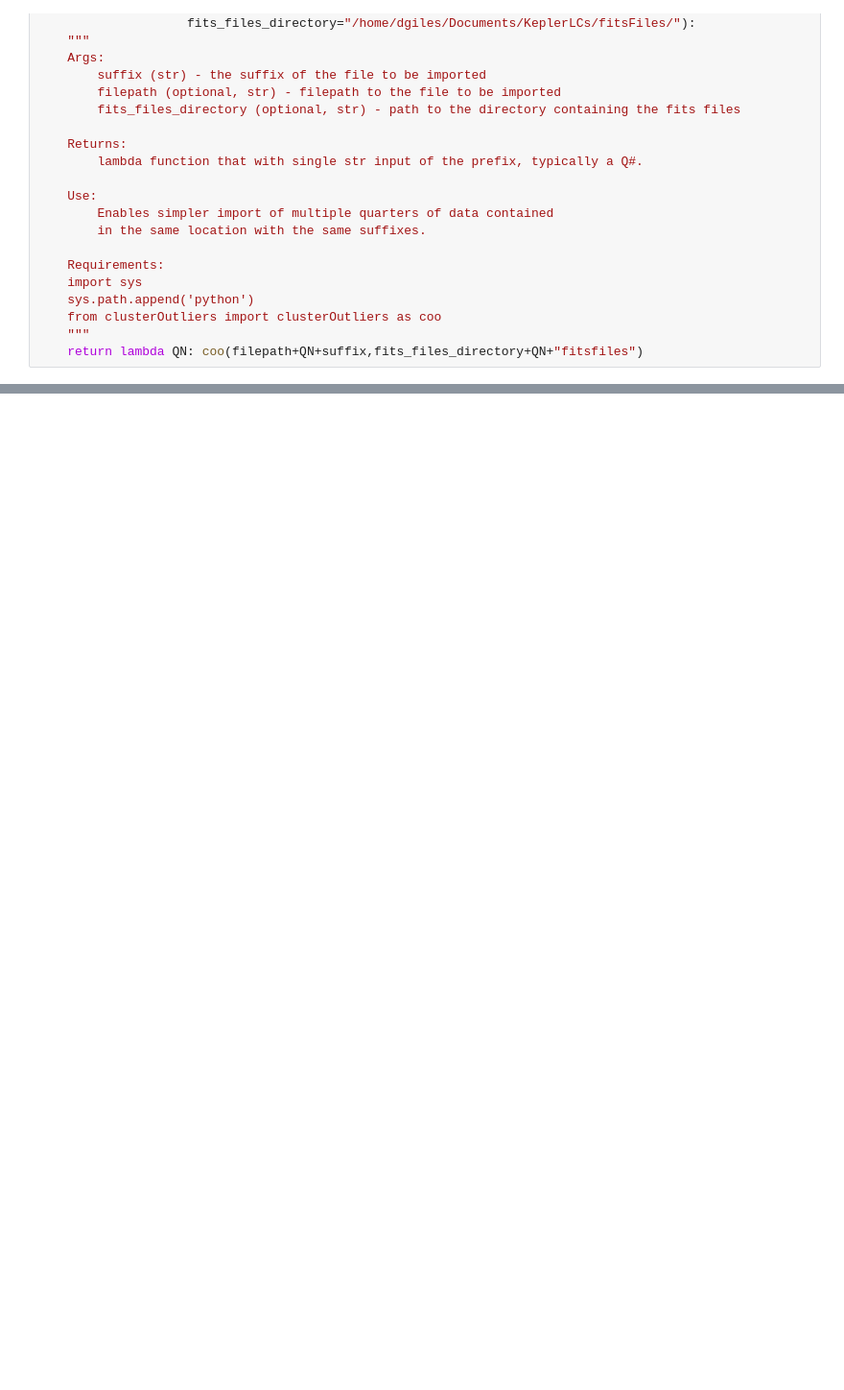
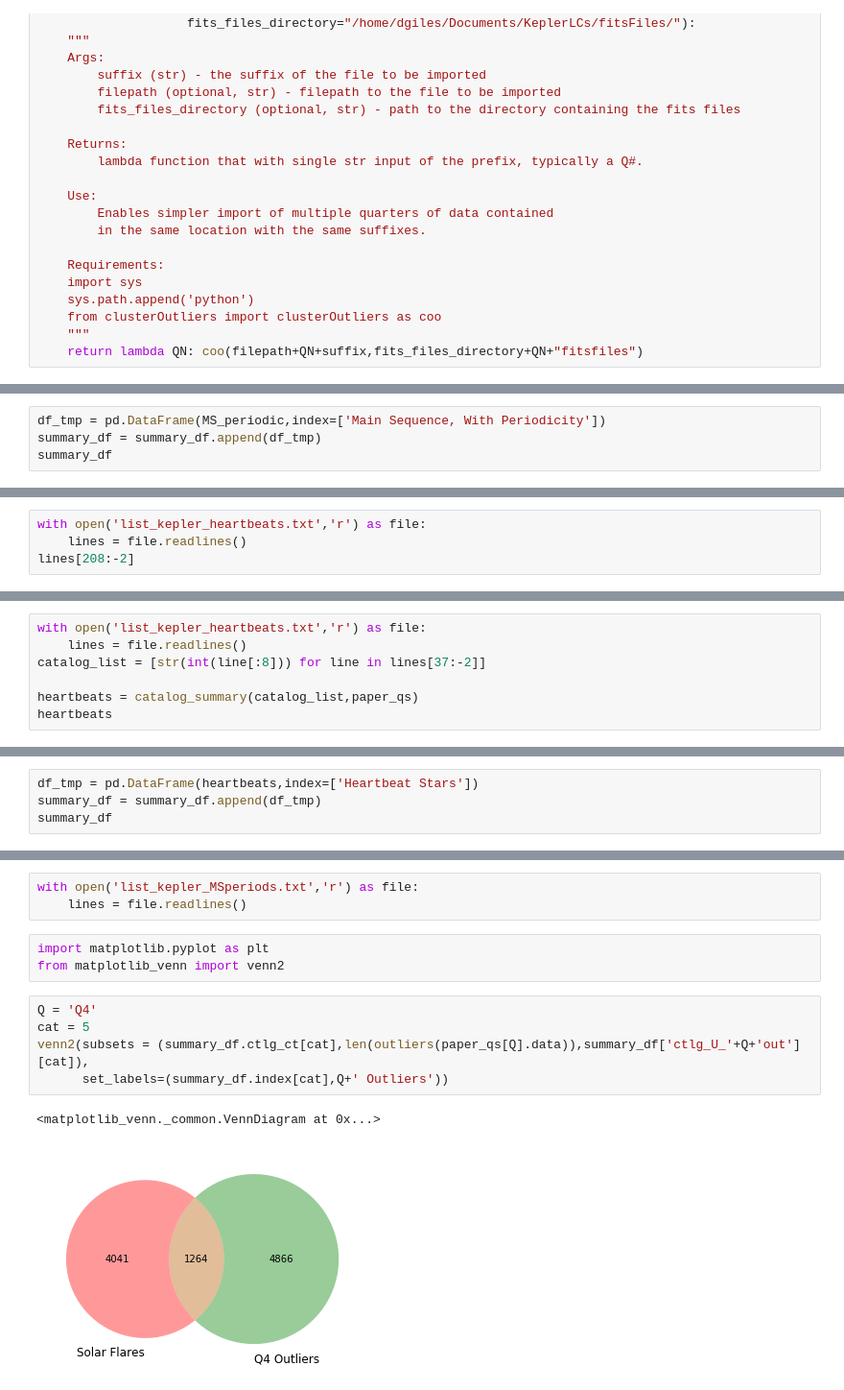
Before and after one commit to d-giles/lcfeatures, a Jupyter notebook: Catalog_Comparisons.ipynb, the cells around one changed output, grey strips where cells are left out. Shown at 96% size. Cells and saved outputs as stored; diff of their text form; blank space fills up the shorter version.

Commit message:
Catalog comparison work

```diff
--- a/Catalog_Comparisons.ipynb
+++ b/Catalog_Comparisons.ipynb
@@ -122,0 +361,4 @@ Index(['kplr001026957', 'kplr001161345', 'kplr001293379', 'kplr001429589',
+# %%
+df_tmp = pd.DataFrame(MS_periodic,index=['Main Sequence, With Periodicity'])
+summary_df = summary_df.append(df_tmp)
+summary_df
@@ -122,0 +386,4 @@ Index(['kplr001026957', 'kplr001161345', 'kplr001293379', 'kplr001429589',
+# %%
+with open('list_kepler_heartbeats.txt','r') as file:
+    lines = file.readlines()
+lines[208:-2]
@@ -122,0 +392,7 @@ Index(['kplr001026957', 'kplr001161345', 'kplr001293379', 'kplr001429589',
+# %%
+with open('list_kepler_heartbeats.txt','r') as file:
+    lines = file.readlines()
+catalog_list = [str(int(line[:8])) for line in lines[37:-2]]
+
+heartbeats = catalog_summary(catalog_list,paper_qs)
+heartbeats
@@ -122,0 +405,4 @@ Index(['kplr001026957', 'kplr001161345', 'kplr001293379', 'kplr001429589',
+# %%
+df_tmp = pd.DataFrame(heartbeats,index=['Heartbeat Stars'])
+summary_df = summary_df.append(df_tmp)
+summary_df
@@ -122,0 +433,14 @@ Index(['kplr001026957', 'kplr001161345', 'kplr001293379', 'kplr001429589',
+# %%
+with open('list_kepler_MSperiods.txt','r') as file:
+    lines = file.readlines()
+# %%
+import matplotlib.pyplot as plt
+from matplotlib_venn import venn2
+# %%
+Q = 'Q4'
+cat = 5
+venn2(subsets = (summary_df.ctlg_ct[cat],len(outliers(paper_qs[Q].data)),summary_df['ctlg_U_'+Q+'out'][cat]),
+      set_labels=(summary_df.index[cat],Q+' Outliers'))
+# %% [output]
+<matplotlib_venn._common.VennDiagram at 0x...>
+[figure, added]
```
Also changed, not shown: parts of 77 cells of this notebook, 3 other files.
